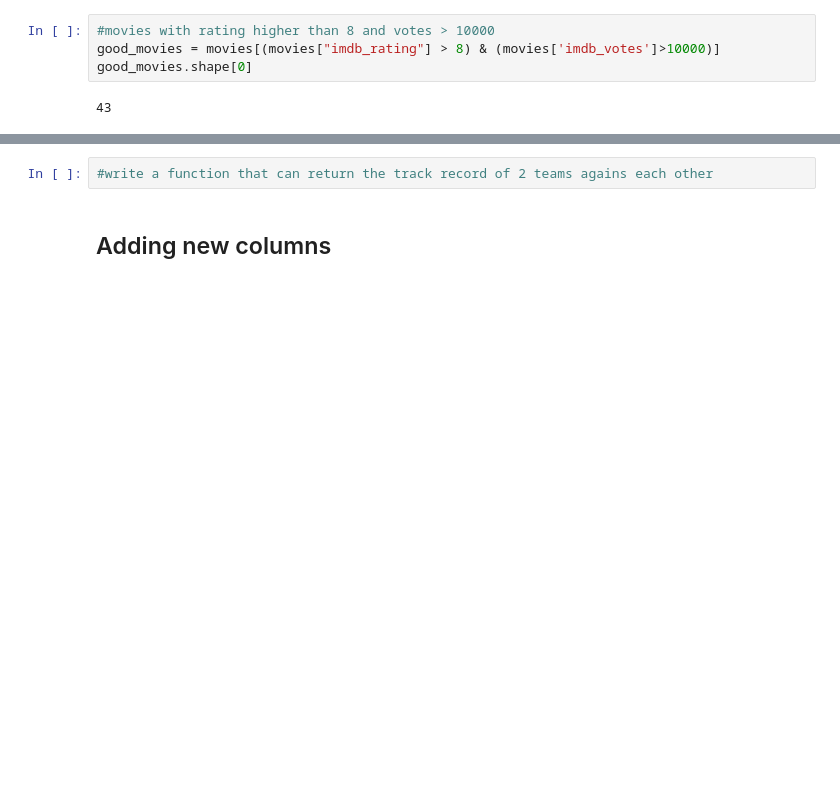
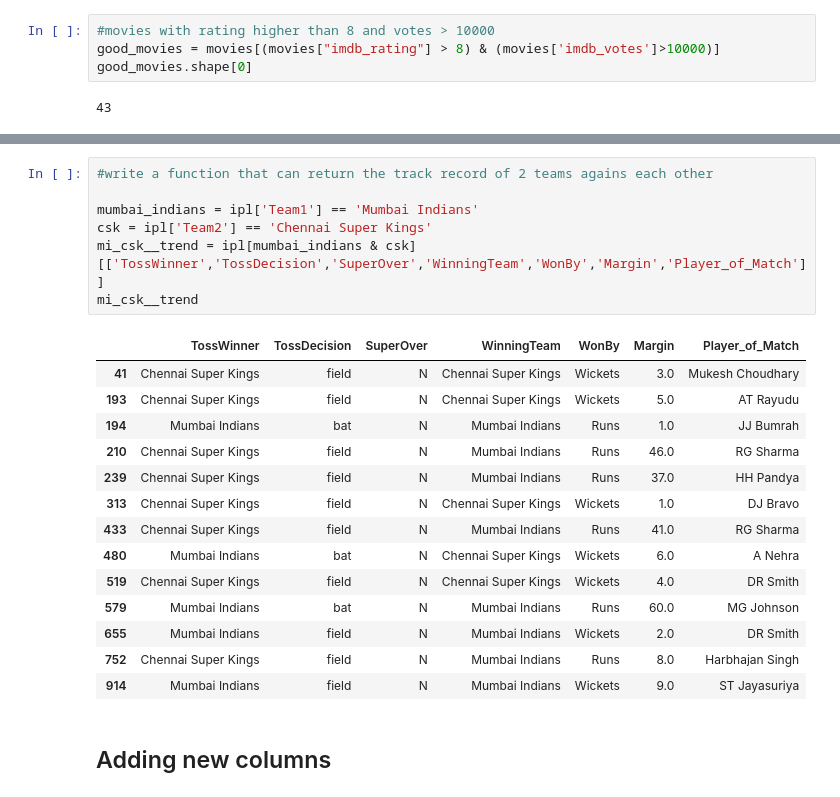
Before and after one commit to hahahang0/PandasPrac, a Jupyter notebook: PandasDataframe.ipynb, the cells around one changed output, grey strips where cells are left out. Saved outputs shown, nothing was run; the diff lists cells and outputs as text; blank space fills up the shorter version.

Commit message:
trends betn two teams

```diff
--- a/PandasDataframe.ipynb
+++ b/PandasDataframe.ipynb
@@ -585,5 +586,25 @@ Name: genres, Length: 1629, dtype: bool
 # %%
 #write a function that can return the track record of 2 teams agains each other
+
+mumbai_indians = ipl['Team1'] == 'Mumbai Indians'
+csk = ipl['Team2'] == 'Chennai Super Kings'
+mi_csk__trend = ipl[mumbai_indians & csk][['TossWinner','TossDecision','SuperOver','WinningTeam','WonBy','Margin','Player_of_Match']]
+mi_csk__trend
+# %% [output]
+|  | TossWinner | TossDecision | SuperOver | WinningTeam | WonBy | Margin | Player_of_Match |
+| 41 | Chennai Super Kings | field | N | Chennai Super Kings | Wickets | 3.0 | Mukesh Choudhary |
+| 193 | Chennai Super Kings | field | N | Chennai Super Kings | Wickets | 5.0 | AT Rayudu |
+| 194 | Mumbai Indians | bat | N | Mumbai Indians | Runs | 1.0 | JJ Bumrah |
+| 210 | Chennai Super Kings | field | N | Mumbai Indians | Runs | 46.0 | RG Sharma |
+| 239 | Chennai Super Kings | field | N | Mumbai Indians | Runs | 37.0 | HH Pandya |
+| 313 | Chennai Super Kings | field | N | Chennai Super Kings | Wickets | 1.0 | DJ Bravo |
+| 433 | Chennai Super Kings | field | N | Mumbai Indians | Runs | 41.0 | RG Sharma |
+| 480 | Mumbai Indians | bat | N | Chennai Super Kings | Wickets | 6.0 | A Nehra |
+| 519 | Chennai Super Kings | field | N | Chennai Super Kings | Wickets | 4.0 | DR Smith |
+| 579 | Mumbai Indians | bat | N | Mumbai Indians | Runs | 60.0 | MG Johnson |
+| 655 | Mumbai Indians | field | N | Mumbai Indians | Wickets | 2.0 | DR Smith |
+| 752 | Chennai Super Kings | field | N | Mumbai Indians | Runs | 8.0 | Harbhajan Singh |
+| 914 | Mumbai Indians | field | N | Mumbai Indians | Wickets | 9.0 | ST Jayasuriya |
 # %% [markdown]
 <h2>Adding new columns</h2>
 # %%
```
Also changed, not shown: parts of 13 cells of this notebook.
